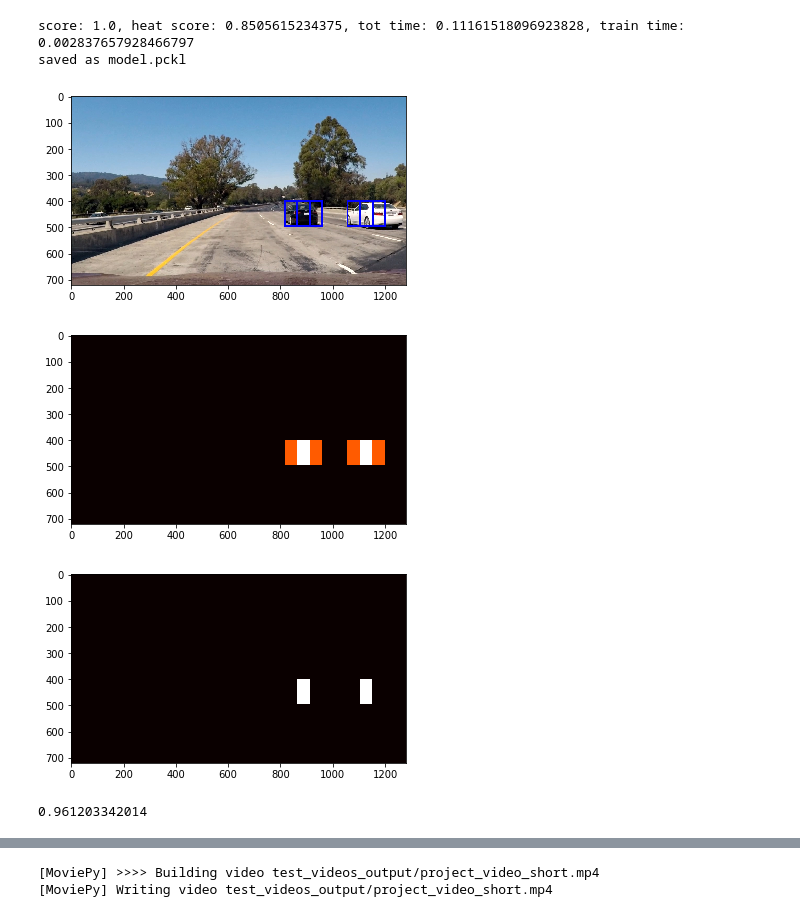
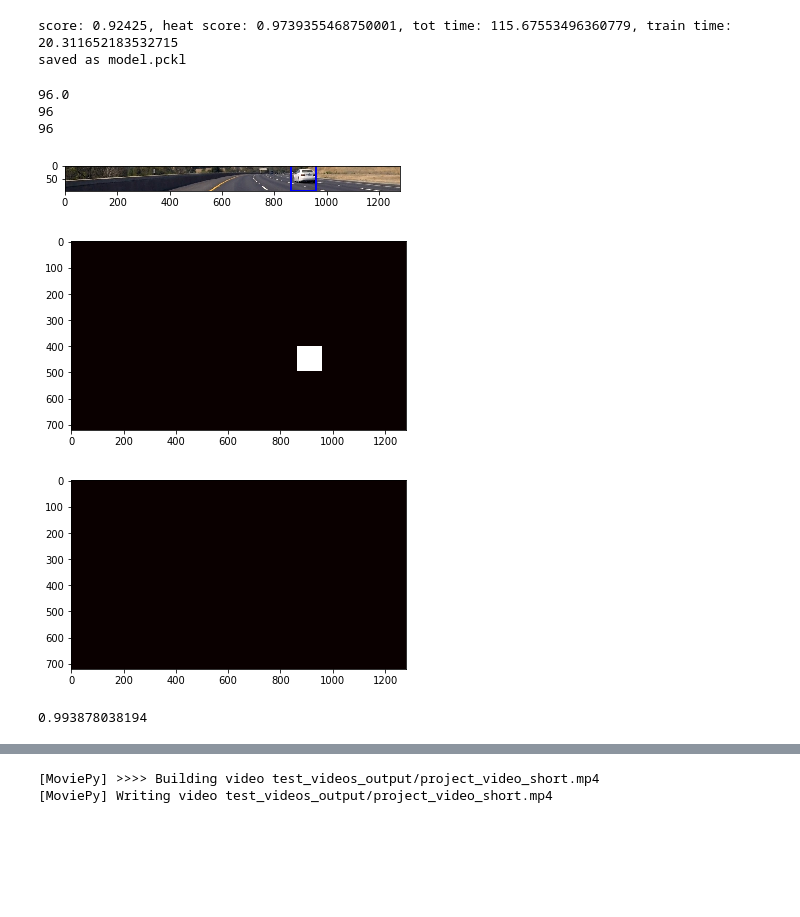
Before and after one commit to henrisve/CarND-Vehicle-Detection, a Jupyter notebook: Project5.ipynb, the cells around one changed output, grey strips where cells are left out. Cells and saved outputs as stored; diff of their text form; code cells hidden in the pictures; blank space fills up the shorter version.

Commit message:
Added graphs etc
added graph for the analyse of scale and startthing

```diff
--- a/Project5.ipynb
+++ b/Project5.ipynb
@@ -520,7 +522,7 @@ hog_feat = True # HOG features on or off
 y_start_stop = [400,660]
 svc,X_scaler,score, heat_score ,total_time,train_time=get_feature_and_train(color_space, orient, pix_per_cell,
                                     cell_per_block, hog_channel1,hog_channel2, hog_channel3,spatial_size,
-                                    hist_bins, spatial_feat,hist_feat, hog_feat,sample_size=10)
+                                    hist_bins, spatial_feat,hist_feat, hog_feat,sample_size=10000)
 #Now svc is a great model, so save it
 print(f"score: {score}, heat score: {heat_score}, tot time: {total_time}, train time: {train_time}")
 
@@ -534,15 +536,16 @@ save_pickle("model",{"svc":svc,
                      "cell_per_block":cell_per_block,
                      "spatial_size":spatial_size,
                      "hist_bins":hist_bins,
-                     "hog_channel":[hog_channel1,hog_channel2,hog_channel3]
+                     "hog_channel":[hog_channel1,hog_channel2,hog_channel3],
+                    "color_space":color_space
                     })
 # %% [output]
-score: 1.0, heat score: 0.8505615234375, tot time: 0.11161518096923828, train time: 0.002837657928466797
+score: 0.92425, heat score: 0.9739355468750001, tot time: 115.67553496360779, train time: 20.311652183532715
 saved as model.pckl
 # %%
 #try the classifier with just images before video
 images = sorted(glob.glob('test_images/test*.jpg'))
-
+%matplotlib inline
 index=np.random.randint(len(images))
 image = mpimg.imread(images[index])
 
@@ -566,40 +569,47 @@ cell_per_block = dist_pickle["cell_per_block"]
 spatial_size = dist_pickle["spatial_size"]
 hist_bins = dist_pickle["hist_bins"]
 hog_channel = dist_pickle["hog_channel"]
-
+color_space = dist_pickle["color_space"]
+scale = 1.5
+print(64*scale)
 hot_windows = find_cars(image, y_start_stop[0], y_start_stop[1], scale, svc, X_scaler, orient,
               pix_per_cell, cell_per_block, spatial_size, hist_bins,color_space,hog_channel)
 
 window_img = draw_boxes(draw_image, hot_windows, color=(0, 0, 255), thick=6)
-
+for window in hot_windows:
+    print(window[1][0]-window[0][0])
+    print(window[1][1]-window[0][1])
 plt.imshow(window_img)
 plt.show()
 #Do the heatmap stuff
 heatmap = np.zeros_like(image[:,:,0])
 heatmap = add_heat(heatmap, hot_windows)
 plt.imshow(heatmap, cmap='hot')
 plt.show()
 heatmap_img = apply_threshold(heatmap, 1)
 
 plt.imshow(heatmap_img, cmap='hot')
 plt.show()
 
 
 
 bimages = sorted(glob.glob('test_images/btest*.jpg'))
 bimage = mpimg.imread(bimages[index])
 draw_image = np.copy(image)
 bimage=np.copy(bimage[:,:,0]).astype(np.float32)/255
 bimage[bimage>100]=255
 heatmap_binary=heatmap_img
 heatmap_binary[heatmap_binary>0]=255
 shape=np.shape(heatmap_binary)
 print(sum(sum(heatmap_binary==bimage))/(shape[0]*shape[1]))
 # %% [output]
+96.0
+96
+96
-[figure, old version]
+[figure, new version]
-[figure, old version]
+[figure, new version]
-[figure, old version]
+[figure, new version]
-0.961203342014
+0.993878038194
 # %%
 #try the classifier with just images before video
 images = sorted(glob.glob('test_images/test*.jpg'))
```
Also changed, not shown: parts of 9 cells of this notebook, 2 other files.
